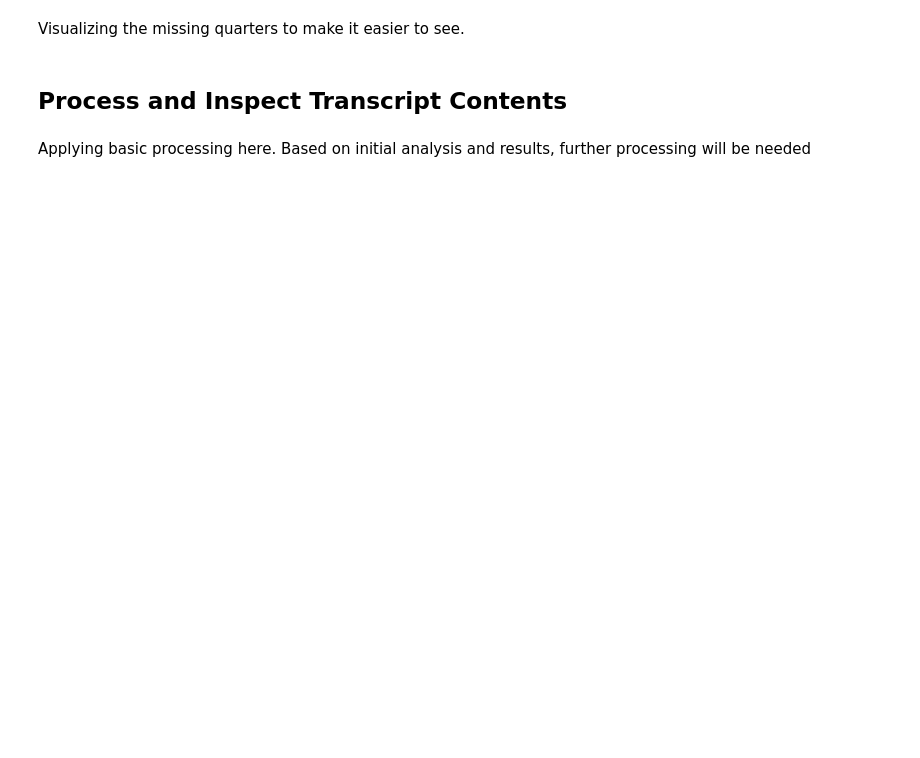
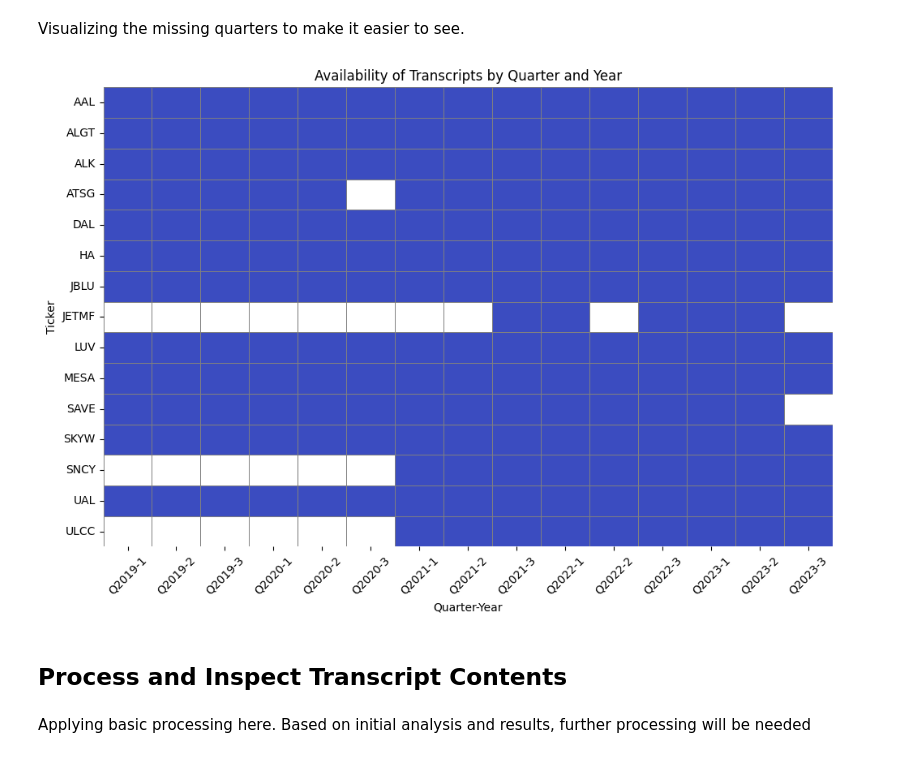
Before and after one commit to joshhaskell/earning_transcript_analysis, a Jupyter notebook: notebooks/eda.ipynb, the cells around one changed output. Cells and saved outputs as stored; diff of their text form; code cells hidden in the pictures; blank space fills up the shorter version.

Commit message:
Updates eda file
- Makes a few adjustments to the eda file

```diff
--- a/notebooks/eda.ipynb
+++ b/notebooks/eda.ipynb
@@ -21,7 +18,7 @@ import plotly.express as px
 # Get the Data
 # %%
 #constants
-YEARS = range(datetime.now().year - 5, datetime.now().year + 1)  # Last 5 years
+YEARS = range(datetime.now().year - 5, datetime.now().year)  # Last 5 years
 # %%
 data_directory = '../data/raw/'
 transcript_files = glob.glob(os.path.join(data_directory, '*_transcripts.json'))
@@ -66,40 +108,49 @@ for symbol, missing_quarters in missing_quarters_by_company.items():
 # %% [markdown]
 Visualizing the missing quarters to make it easier to see.
 # %%
-# Create a DataFrame to represent the presence or absence of transcripts
-expected_quarters = [(q, y) for y in YEARS for q in range(1, 5)]
+# Adjust the range dynamically based on the current date
+LAST_QUARTER = 3 if datetime.now().year == 2023 else 4
+
+# Define the last quarter to include based on the current year
+current_year = datetime.now().year
+LAST_QUARTER = 3 if current_year == 2023 else 4
+
+# Create a list of tuples for all expected quarters up to Q3 2023
+expected_quarters = [(q, y) for y in YEARS for q in range(1, LAST_QUARTER)]
 heatmap_data = pd.DataFrame(index=pd.MultiIndex.from_tuples(expected_quarters, names=["Quarter", "Year"]),
                             columns=combined_transcripts_df['symbol'].unique())
 heatmap_data = heatmap_data.astype(float)
 
 # Fill the DataFrame: 1 for available, NaN for missing
 for symbol in combined_transcripts_df['symbol'].unique():
     for quarter, year in expected_quarters:
         heatmap_data.at[(quarter, year), symbol] = 1 if (quarter, year) not in missing_quarters_by_company[symbol] else np.nan
 
-quarter_year_labels = [f"Q{q}-{y}" for y in YEARS for q in range(1, 5)]
+quarter_year_labels = [f"Q{q}-{y}" for y, q in expected_quarters]
 
 # Plot the heatmap
 plt.figure(figsize=(10, 7))
 
 # Define custom color map
 cmap = sns.color_palette("coolwarm", as_cmap=True)
 
 sns.heatmap(heatmap_data.T, cmap=cmap, cbar=False,
             linewidths=.5, linecolor='grey', # adding grey cell outlines
             xticklabels=quarter_year_labels, yticklabels=True)
 
 # Rotate labels for improved visibility
 plt.xticks(rotation=90)
 plt.yticks(rotation=0)
 
 # Title and labels
 plt.title('Availability of Transcripts by Quarter and Year')
 plt.xlabel('Quarter-Year')
 plt.ylabel('Ticker')
 plt.xticks(rotation=45)
 plt.tight_layout()
 plt.show()
+# %% [output]
+[figure, added]
 # %% [markdown]
 ## Process and Inspect Transcript Contents
 # %% [markdown]
```
Also changed, not shown: parts of 16 cells of this notebook.
